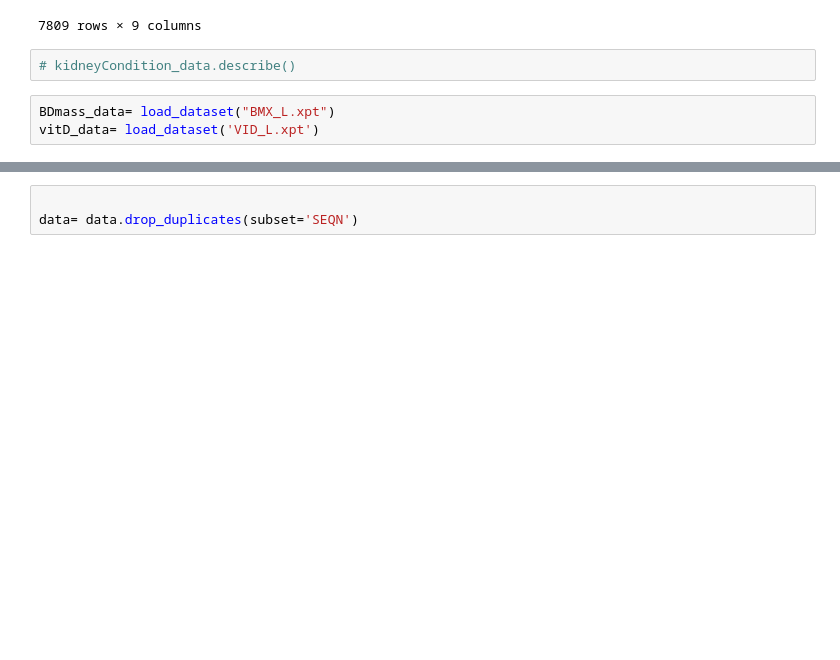
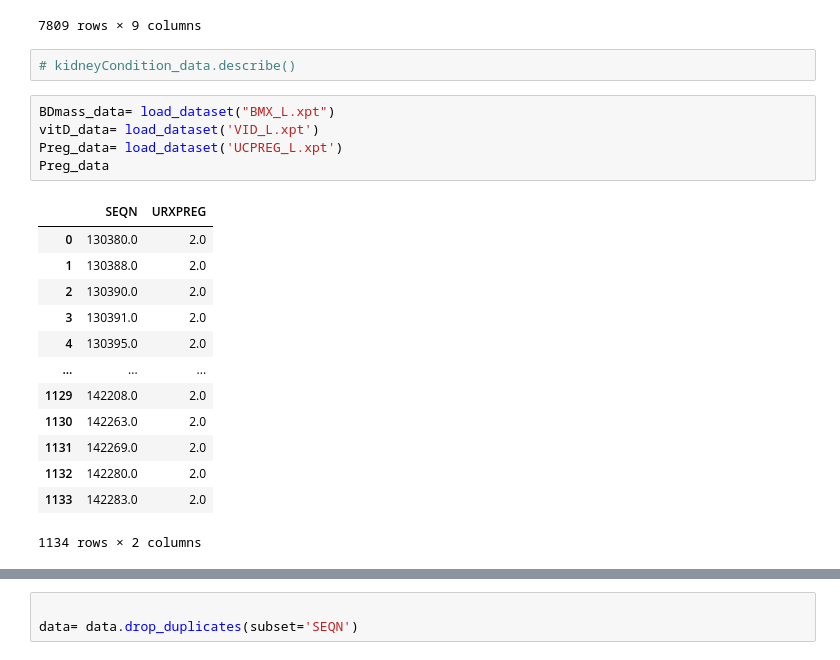
Before and after one commit to manaswithasunkara/Bias-mititgation-Healthcare-, a Jupyter notebook: Bias_Mitigation.ipynb, the cells around one changed output, grey strips where cells are left out. Saved outputs shown, nothing was run; the diff lists cells and outputs as text; blank space fills up the shorter version.

```diff
--- a/Bias_Mitigation.ipynb
+++ b/Bias_Mitigation.ipynb
@@ -122,6 +124,22 @@ kidneyCondition_data
 # %%
 BDmass_data= load_dataset("BMX_L.xpt")
 vitD_data= load_dataset('VID_L.xpt')
+Preg_data= load_dataset('UCPREG_L.xpt')
+Preg_data
+# %% [output]
+|  | SEQN | URXPREG |
+| 0 | 130380.0 | 2.0 |
+| 1 | 130388.0 | 2.0 |
+| 2 | 130390.0 | 2.0 |
+| 3 | 130391.0 | 2.0 |
+| 4 | 130395.0 | 2.0 |
+| ... | ... | ... |
+| 1129 | 142208.0 | 2.0 |
+| 1130 | 142263.0 | 2.0 |
+| 1131 | 142269.0 | 2.0 |
+| 1132 | 142280.0 | 2.0 |
+| 1133 | 142283.0 | 2.0 |
+1134 rows × 2 columns
 # %%
 data= demo_data.merge(fertin_data, on='SEQN')
 data= data.merge(creactive_data, on='SEQN')
```
Also changed, not shown: parts of 14 cells of this notebook.
